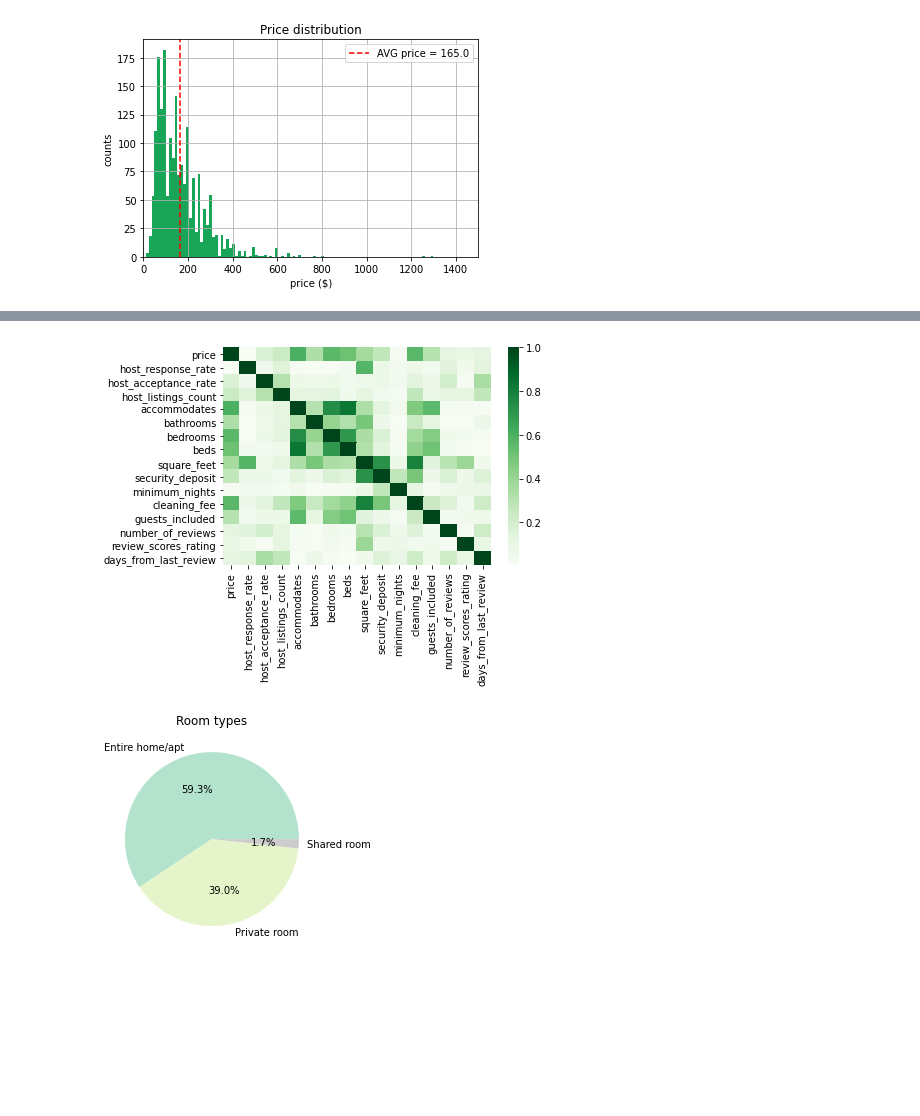
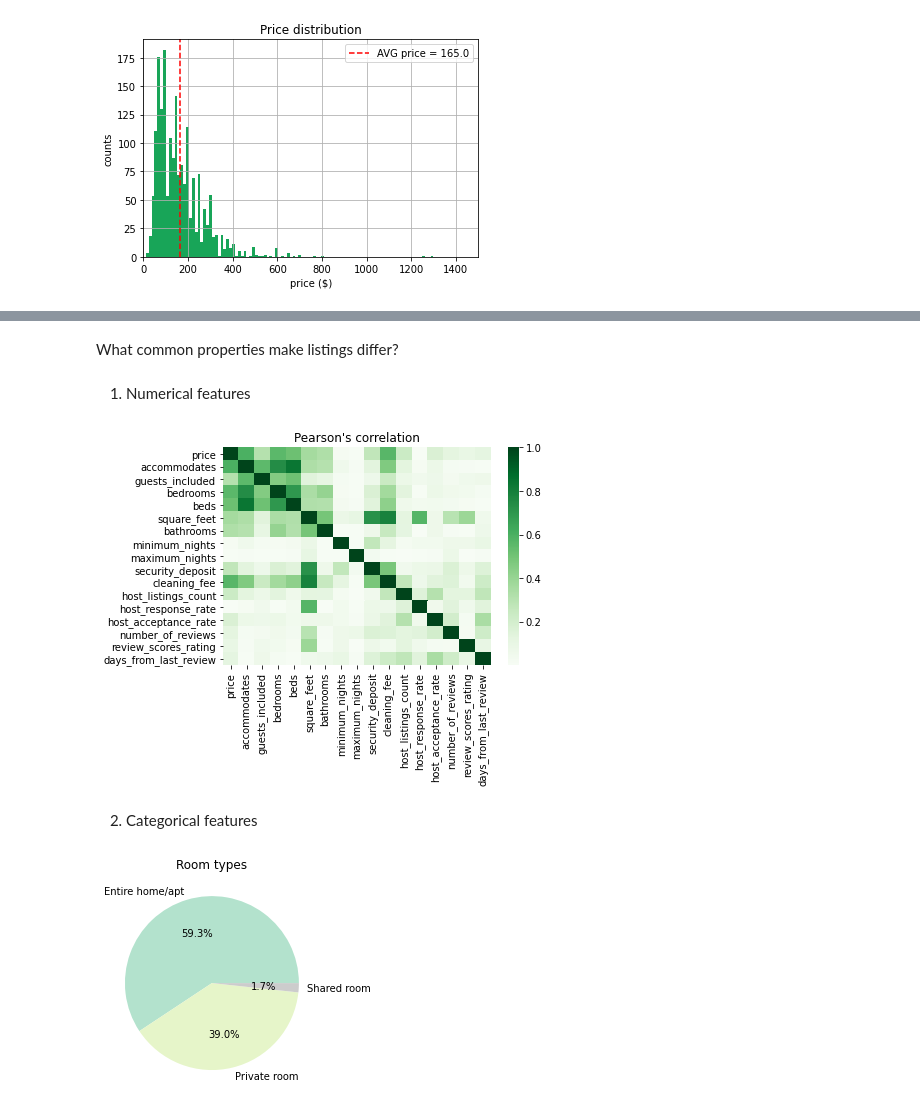
Before and after one commit to DariaSatco/airbnb_boston_analytics, a Jupyter notebook: EDA.ipynb, the cells around one changed output, grey strips where cells are left out. Drawn from its saved outputs; the diff is of its cells as text; code cells hidden in the pictures; blank space fills up the shorter version.

```diff
--- a/EDA.ipynb
+++ b/EDA.ipynb
@@ -135,16 +175,24 @@ plt.show()
+# %% [markdown]
+What common properties make listings differ?
+# %% [markdown]
+1. Numerical features
 # %%
-cols_of_interest = ['price', 'host_response_rate', 'host_acceptance_rate',
-                    'host_listings_count','accommodates',
-                    'bathrooms', 'bedrooms', 'beds', 'square_feet',
-                    'security_deposit', 'minimum_nights',
-                    'cleaning_fee', 'guests_included',
+cols_of_interest = ['price', 'accommodates', 'guests_included',
+                    'bedrooms', 'beds', 'square_feet',
+                    'bathrooms', 'minimum_nights',
+                    'maximum_nights', 'security_deposit',
+                    'cleaning_fee','host_listings_count',
+                    'host_response_rate', 'host_acceptance_rate',
                     'number_of_reviews', 'review_scores_rating',
                     'days_from_last_review']
 sns.heatmap(abs(sample[cols_of_interest].corr()),
            cmap='Greens')
+plt.title("Pearson's correlation")
 plt.show()
 # %% [output]
-[figure, old version]
+[figure, new version]
+# %% [markdown]
+2. Categorical features
 # %%
 stat = sample['room_type'].fillna('n/a').value_counts()/len(sample)
 stat.plot(kind='pie', colormap='Pastel2', autopct='%1.1f%%')
```
Also changed, not shown: parts of 22 cells of this notebook, 12 other files.
